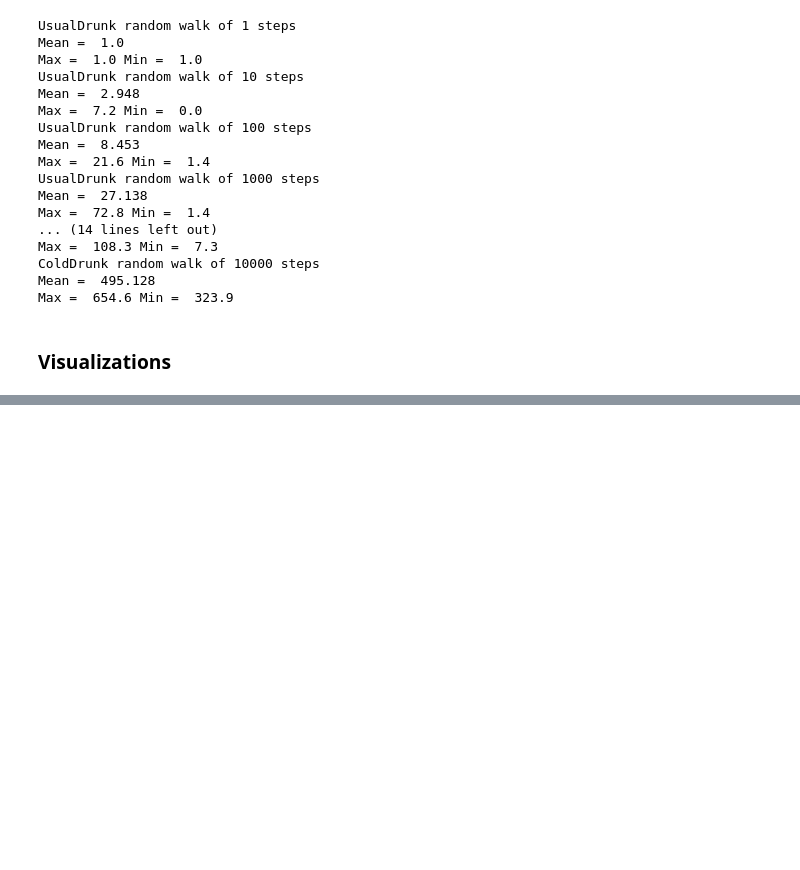
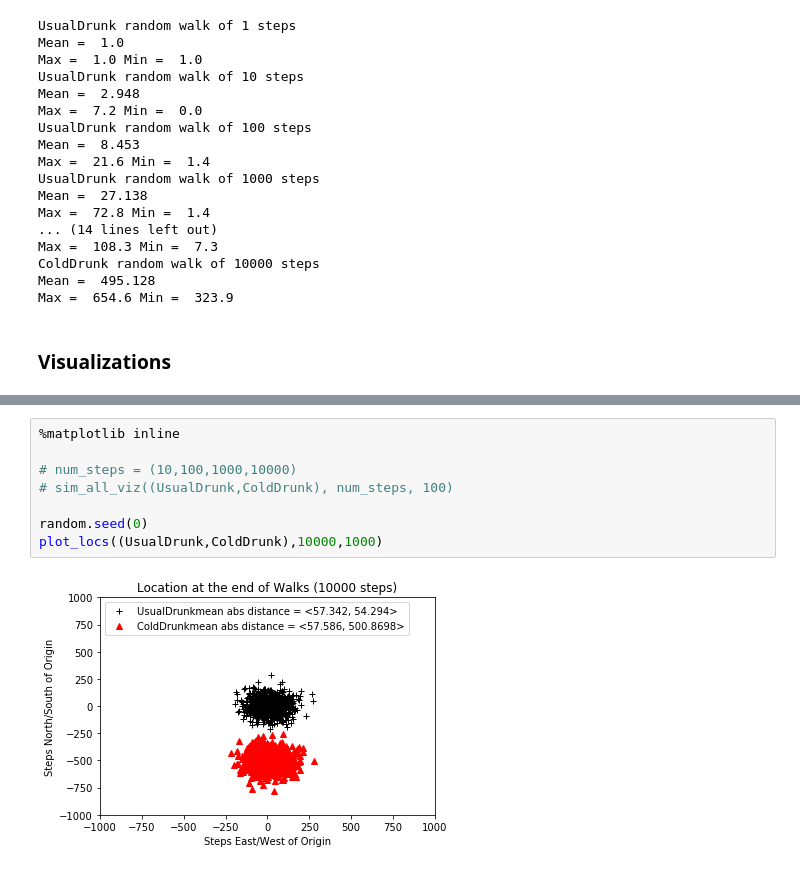
Before and after one commit to egbertcw0711/ComputationalThinkingAndDataScience, a Jupyter notebook: Data Science.ipynb, the cells around one changed output, grey strips where cells are left out. Saved outputs shown, nothing was run; the diff lists cells and outputs as text; blank space fills up the shorter version.

Commit message:
Random Walks Visualization

```diff
--- a/Data Science.ipynb
+++ b/Data Science.ipynb
@@ -688,0 +729,10 @@ def sim_all(drunkKinds, walk_lengths, num_trials):
+# %%
+%matplotlib inline
+
+# num_steps = (10,100,1000,10000)
+# sim_all_viz((UsualDrunk,ColdDrunk), num_steps, 100)
+
+random.seed(0)
+plot_locs((UsualDrunk,ColdDrunk),10000,1000)
+# %% [output]
+[figure, added]
```
Also changed, not shown: parts of 3 cells of this notebook.
